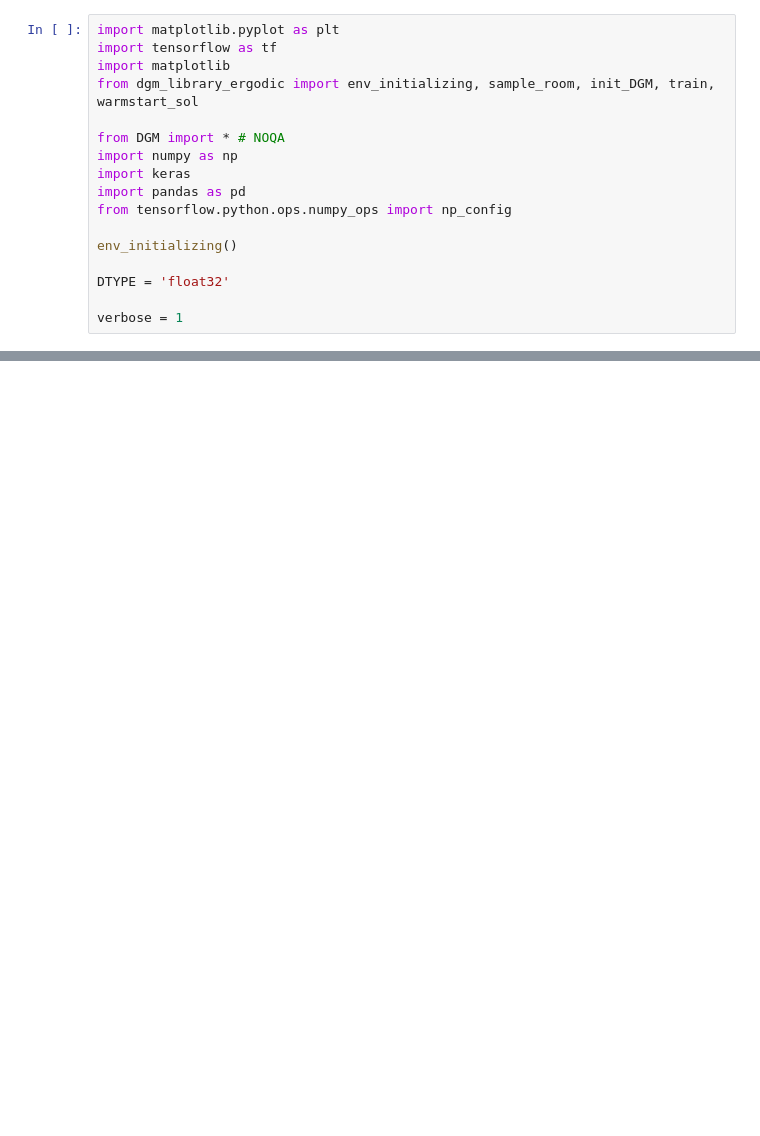
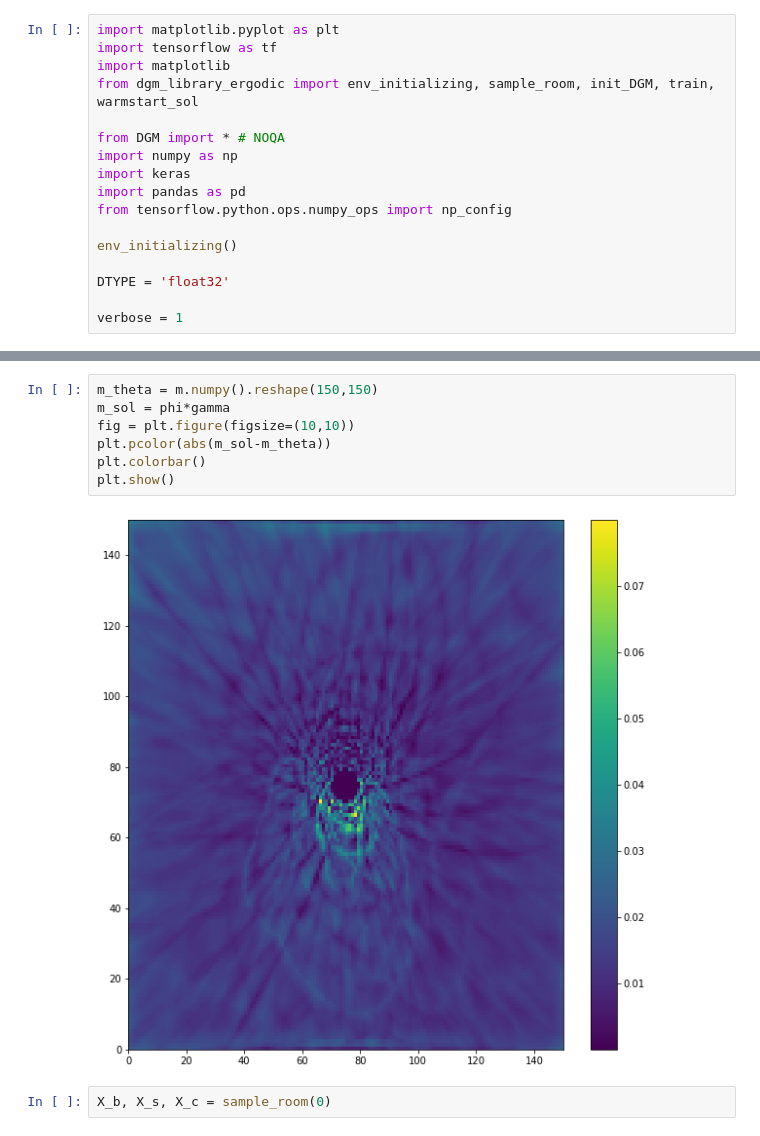
Before and after one commit to jadgle/DGM_4FP, a Jupyter notebook: run_DGM.ipynb, the cells around one changed output, grey strips where cells are left out. Drawn from its saved outputs; the diff is of its cells as text; blank space fills up the shorter version.

```diff
--- a/run_DGM.ipynb
+++ b/run_DGM.ipynb
@@ -48,0 +58,11 @@ plt.show()
+# %%
+m_theta = m.numpy().reshape(150,150)
+m_sol = phi*gamma
+fig = plt.figure(figsize=(10,10))
+plt.pcolor(abs(m_sol-m_theta))
+plt.colorbar()
+plt.show()
+# %% [output]
+[figure, added]
+# %%
+X_b, X_s, X_c = sample_room(0)
```
Also changed, not shown: parts of 3 cells of this notebook.
